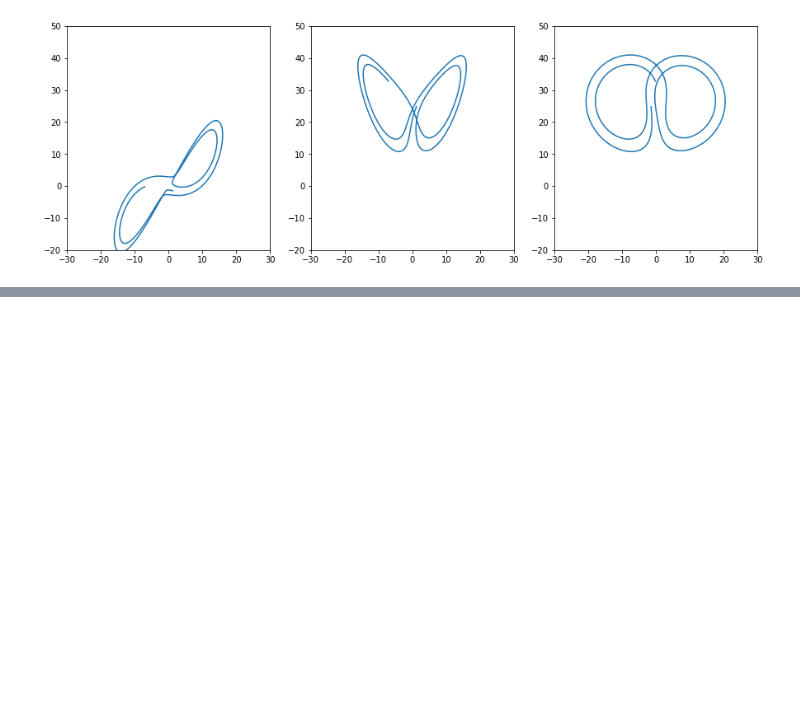
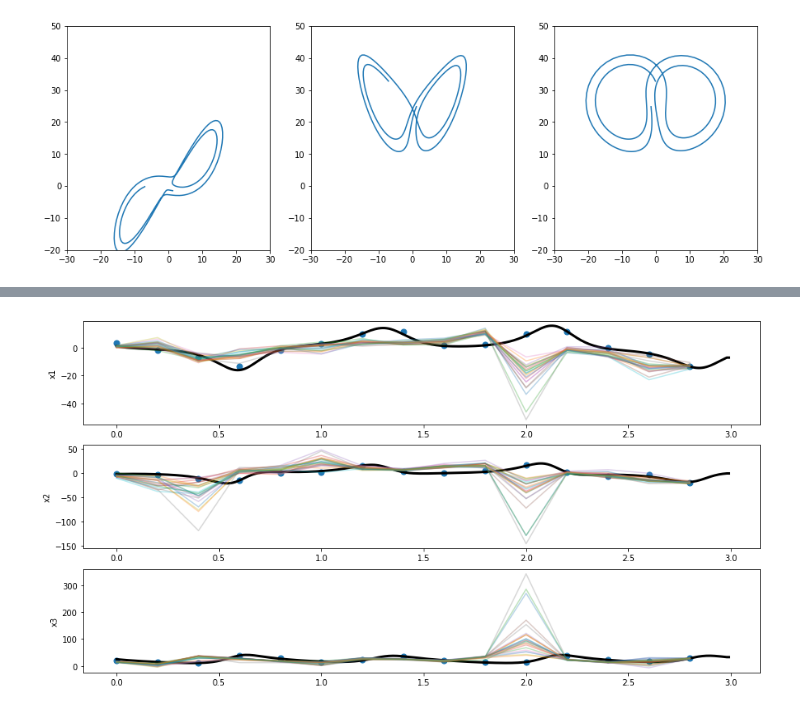
Before and after one commit to Markleonard1019/ASEN, a Jupyter notebook: midterm_Q2.ipynb, the cells around one changed output, grey strips where cells are left out. Drawn from its saved outputs; the diff is of its cells as text; code cells hidden in the pictures; blank space fills up the shorter version.

```diff
--- a/midterm_Q2.ipynb
+++ b/midterm_Q2.ipynb
@@ -124,6 +124,8 @@ Msqrt_cov = V*np.sqrt(L)
 # ## Generate all the process noise ahead of time
 # pnoise_seed = np.random.randn(MO, N_sys)
 # pnoise = Qsqrt_cov @ pnoise_seed
+
+H = np.eye(3)
 # %% [markdown]
 #### Run the System
 # %%
@@ -178,0 +291,30 @@ plt.show()
+# %%
+## Plot true state; true state + measurement noise; EnKF update predictions
+plt.figure(figsize=[15,8])
+
+## Plot x1
+plt.subplot(3,1,1) ; plt.plot(t_sys, x_true[0,:], linewidth=3, color='k') ; plt.scatter(t_obs, y[0,:], s=50)
+for i in range(N_ens):
+    plt.plot(t_obs, xhat_hist[0,i,:], alpha=0.3)
+plt.ylabel('x1')
+
+## Plot x2
+plt.subplot(3,1,2) ; plt.plot(t_sys, x_true[1,:], linewidth=3, color='k') ; plt.scatter(t_obs, y[1,:], s=50)
+for i in range(N_ens):
+    plt.plot(t_obs, xhat_hist[1,i,:], alpha=0.3)
+plt.ylabel('x2')
+
+## Plot x3
+plt.subplot(3,1,3) ; plt.plot(t_sys, x_true[2,:], linewidth=3, color='k') ; plt.scatter(t_obs, y[2,:], s=50)
+for i in range(N_ens):
+    plt.plot(t_obs, xhat_hist[2,i,:], alpha=0.3)
+plt.ylabel('x3')
+
+
+# for i in range(N_ens):
+#     plt.scatter(t_obs, xh_hist[0,i,:])
+# plt.subplot(3,1,2) ; plt.plot(t_sys, x_true[1,:]) ; plt.scatter(t_obs, y[1,:])
+# plt.subplot(3,1,3) ; plt.plot(t_sys, x_true[2,:]) ; plt.scatter(t_obs, y[2,:])
+plt.show()
+# %% [output]
+[figure, added]
```
Also changed, not shown: parts of 8 cells of this notebook.
